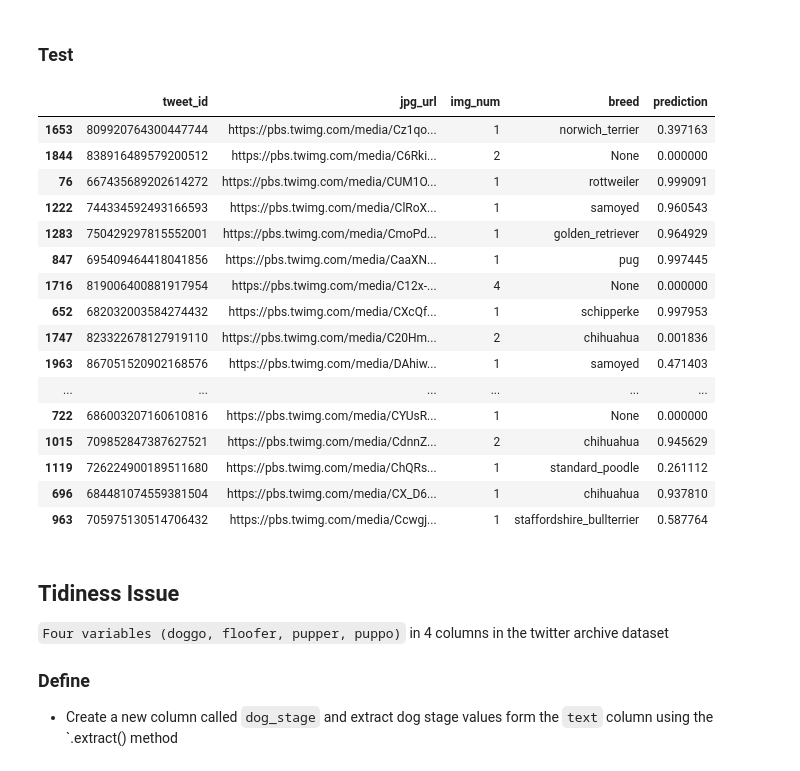
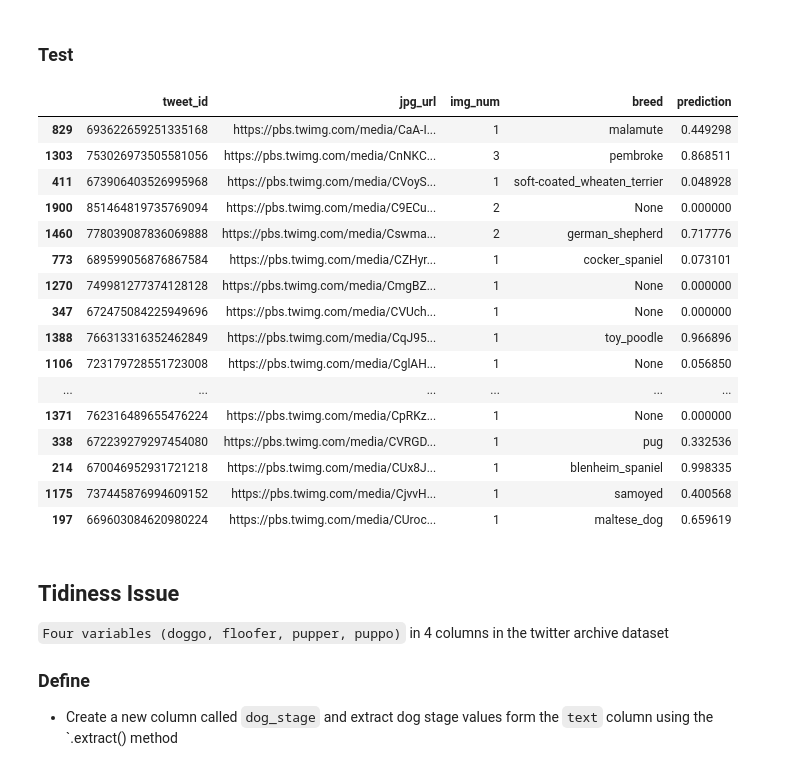
Before and after one commit to el-coolbreeze/DA-Wrangle-and-analyze-data, a Jupyter notebook: wrangle_act.ipynb, the cells around one changed output. Saved outputs shown, nothing was run; the diff lists cells and outputs as text; code cells hidden in the pictures.

```diff
--- a/wrangle_act.ipynb
+++ b/wrangle_act.ipynb
@@ -802,25 +784,25 @@ drop_rows_cols(image_predictions_clean, columns, axis=1)
 ### Test
 # %%
 #verifying that the breed and prediction values have been retrieved and added to the image_predictions_clean dataset and that the specified columns have been dropped
-image_predictions_clean.sample(50)
+image_predictions_clean.sample(30)
 # %% [output]
 |  | tweet_id | jpg_url | img_num | breed | prediction |
-| 1653 | 809920764300447744 | https://pbs.twimg.com/media/Cz1qo... | 1 | norwich_terrier | 0.397163 |
-| 1844 | 838916489579200512 | https://pbs.twimg.com/media/C6Rki... | 2 | None | 0.000000 |
-| 76 | 667435689202614272 | https://pbs.twimg.com/media/CUM1O... | 1 | rottweiler | 0.999091 |
-| 1222 | 744334592493166593 | https://pbs.twimg.com/media/ClRoX... | 1 | samoyed | 0.960543 |
-| 1283 | 750429297815552001 | https://pbs.twimg.com/media/CmoPd... | 1 | golden_retriever | 0.964929 |
-| 847 | 695409464418041856 | https://pbs.twimg.com/media/CaaXN... | 1 | pug | 0.997445 |
-| 1716 | 819006400881917954 | https://pbs.twimg.com/media/C12x-... | 4 | None | 0.000000 |
-| 652 | 682032003584274432 | https://pbs.twimg.com/media/CXcQf... | 1 | schipperke | 0.997953 |
-| 1747 | 823322678127919110 | https://pbs.twimg.com/media/C20Hm... | 2 | chihuahua | 0.001836 |
-| 1963 | 867051520902168576 | https://pbs.twimg.com/media/DAhiw... | 1 | samoyed | 0.471403 |
+| 829 | 693622659251335168 | https://pbs.twimg.com/media/CaA-I... | 1 | malamute | 0.449298 |
+| 1303 | 753026973505581056 | https://pbs.twimg.com/media/CnNKC... | 3 | pembroke | 0.868511 |
+| 411 | 673906403526995968 | https://pbs.twimg.com/media/CVoyS... | 1 | soft-coated_wheaten_terrier | 0.048928 |
+| 1900 | 851464819735769094 | https://pbs.twimg.com/media/C9ECu... | 2 | None | 0.000000 |
+| 1460 | 778039087836069888 | https://pbs.twimg.com/media/Cswma... | 2 | german_shepherd | 0.717776 |
+| 773 | 689599056876867584 | https://pbs.twimg.com/media/CZHyr... | 1 | cocker_spaniel | 0.073101 |
+| 1270 | 749981277374128128 | https://pbs.twimg.com/media/CmgBZ... | 1 | None | 0.000000 |
+| 347 | 672475084225949696 | https://pbs.twimg.com/media/CVUch... | 1 | None | 0.000000 |
+| 1388 | 766313316352462849 | https://pbs.twimg.com/media/CqJ95... | 1 | toy_poodle | 0.966896 |
+| 1106 | 723179728551723008 | https://pbs.twimg.com/media/CglAH... | 1 | None | 0.056850 |
 | ... | ... | ... | ... | ... | ... |
-| 722 | 686003207160610816 | https://pbs.twimg.com/media/CYUsR... | 1 | None | 0.000000 |
-| 1015 | 709852847387627521 | https://pbs.twimg.com/media/CdnnZ... | 2 | chihuahua | 0.945629 |
-| 1119 | 726224900189511680 | https://pbs.twimg.com/media/ChQRs... | 1 | standard_poodle | 0.261112 |
-| 696 | 684481074559381504 | https://pbs.twimg.com/media/CX_D6... | 1 | chihuahua | 0.937810 |
-| 963 | 705975130514706432 | https://pbs.twimg.com/media/Ccwgj... | 1 | staffordshire_bullterrier | 0.587764 |
+| 1371 | 762316489655476224 | https://pbs.twimg.com/media/CpRKz... | 1 | None | 0.000000 |
+| 338 | 672239279297454080 | https://pbs.twimg.com/media/CVRGD... | 1 | pug | 0.332536 |
+| 214 | 670046952931721218 | https://pbs.twimg.com/media/CUx8J... | 1 | blenheim_spaniel | 0.998335 |
+| 1175 | 737445876994609152 | https://pbs.twimg.com/media/CjvvH... | 1 | samoyed | 0.400568 |
+| 197 | 669603084620980224 | https://pbs.twimg.com/media/CUroc... | 1 | maltese_dog | 0.659619 |
 # %% [markdown]
 ## Tidiness Issue
 
```
Also changed, not shown: parts of 9 cells of this notebook.
